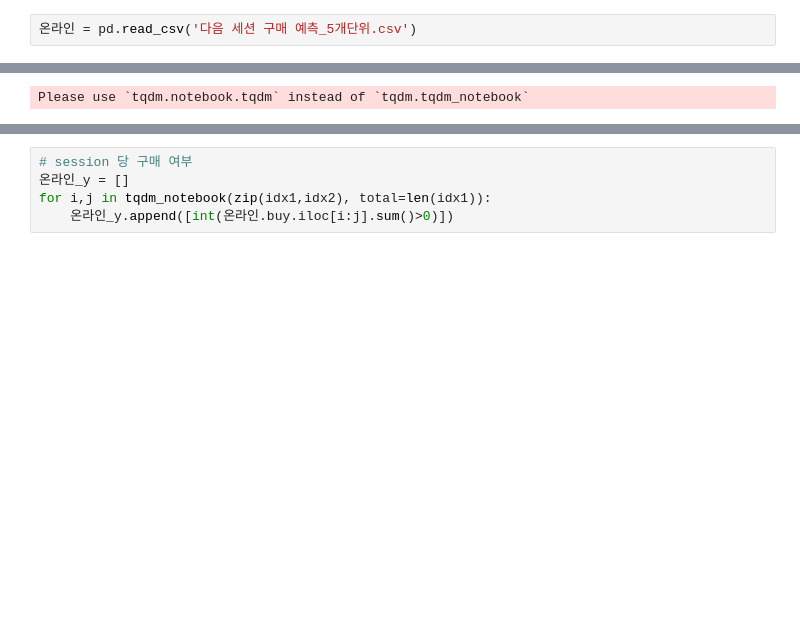
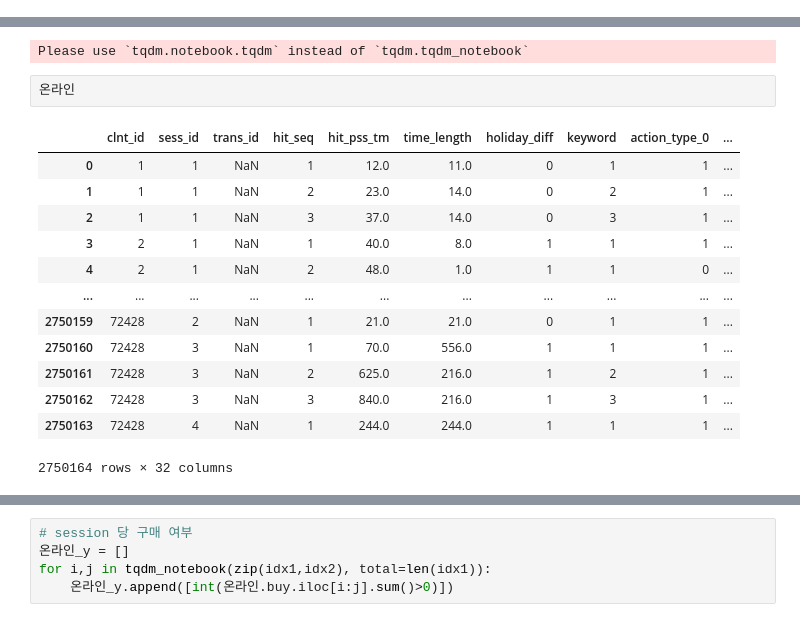
Before and after one commit to 2020Recosys/Recosys_Project, a Jupyter notebook: LPOINT_final_현재세션으로_다음세션예측.ipynb, the cells around one changed output, grey strips where cells are left out. Saved outputs shown, nothing was run; the diff lists cells and outputs as text; blank space fills up the shorter version.

```diff
--- a/LPOINT_final_현재세션으로_다음세션예측.ipynb
+++ b/LPOINT_final_현재세션으로_다음세션예측.ipynb
@@ -199,8 +99,6 @@ See the caveats in the documentation: http://pandas.pydata.org/pandas-docs/stabl
 # %% [markdown]
 # <br>
 # 모델링
-# %%
-온라인 = pd.read_csv('다음 세션 구매 예측_5개단위.csv')
 # %%
 온라인.clnt_id.nunique()
 # %% [output]
@@ -290,6 +173,22 @@ for i, j in tqdm_notebook(zip(idx1, idx2), total=len(idx1)):
         idx3.append(j)
 # %% [output]
 Please use `tqdm.notebook.tqdm` instead of `tqdm.tqdm_notebook`
+# %%
+온라인
+# %% [output]
+|  | clnt_id | sess_id | trans_id | hit_seq | hit_pss_tm | time_length | holiday_diff | keyword | action_type_0 | ... |
+| 0 | 1 | 1 | NaN | 1 | 12.0 | 11.0 | 0 | 1 | 1 | ... |
+| 1 | 1 | 1 | NaN | 2 | 23.0 | 14.0 | 0 | 2 | 1 | ... |
+| 2 | 1 | 1 | NaN | 3 | 37.0 | 14.0 | 0 | 3 | 1 | ... |
+| 3 | 2 | 1 | NaN | 1 | 40.0 | 8.0 | 1 | 1 | 1 | ... |
+| 4 | 2 | 1 | NaN | 2 | 48.0 | 1.0 | 1 | 1 | 0 | ... |
+| ... | ... | ... | ... | ... | ... | ... | ... | ... | ... | ... |
+| 2750159 | 72428 | 2 | NaN | 1 | 21.0 | 21.0 | 0 | 1 | 1 | ... |
+| 2750160 | 72428 | 3 | NaN | 1 | 70.0 | 556.0 | 1 | 1 | 1 | ... |
+| 2750161 | 72428 | 3 | NaN | 2 | 625.0 | 216.0 | 1 | 2 | 1 | ... |
+| 2750162 | 72428 | 3 | NaN | 3 | 840.0 | 216.0 | 1 | 3 | 1 | ... |
+| 2750163 | 72428 | 4 | NaN | 1 | 244.0 | 244.0 | 1 | 1 | 1 | ... |
+2750164 rows × 32 columns
 # %%
 # (session, sequence, variables) 3d array 변환
 온라인_x = []
```
Also changed, not shown: parts of 24 cells of this notebook.
